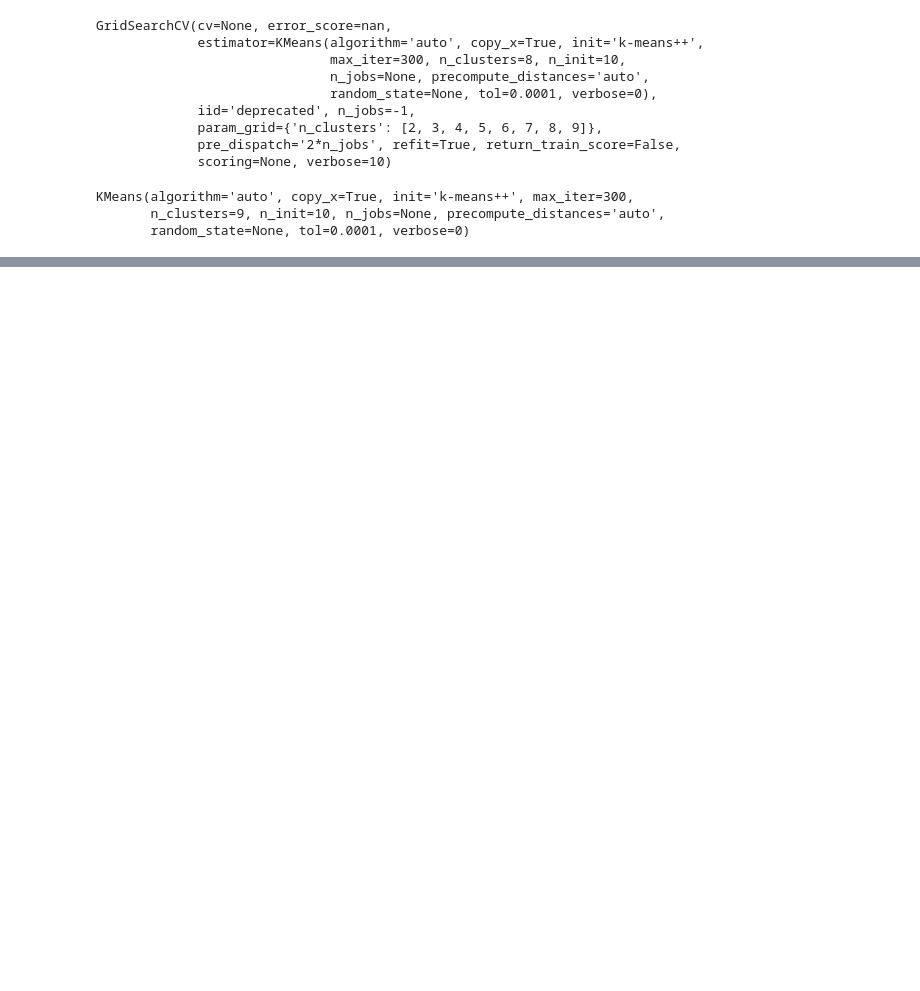
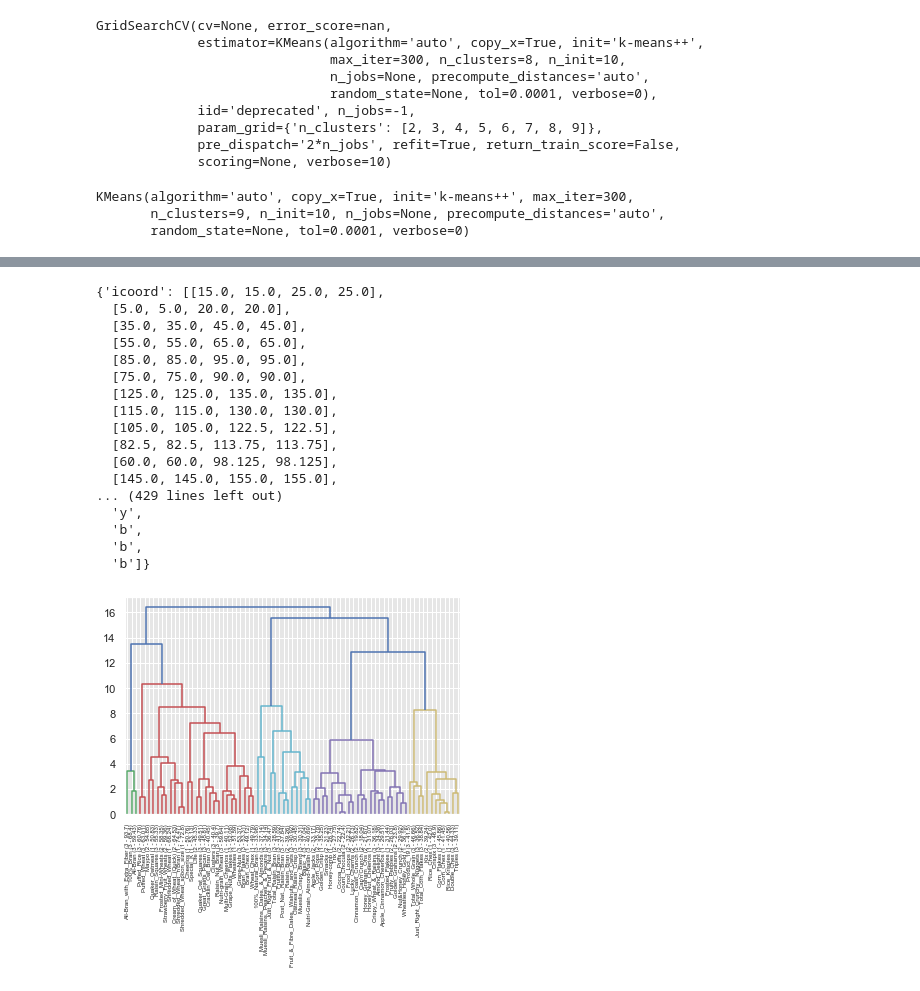
Before and after one commit to ahmadfabian/K_Means_Unsupervised, a Jupyter notebook: K_Means_Full_Markdown.ipynb, the cells around one changed output, grey strips where cells are left out. Saved outputs shown, nothing was run; the diff lists cells and outputs as text; code cells hidden in the pictures; blank space fills up the shorter version.

```diff
--- a/K_Means_Full_Markdown.ipynb
+++ b/K_Means_Full_Markdown.ipynb
@@ -261,0 +303,7 @@ for k in range(2, 21):
+# %%
+# From Scree plot and Silhouette scores, identify the best value of ‘K’. Re-build the elbow
+# plot with preferred value of k. This should be your final model.
+# Let's choose cluster size of 8 and build the model again
+best_kmeans = KMeans(n_clusters=9, random_state=1240)
+best_kmeans.fit(scaled_data)
+best_kmeans_labels = best_kmeans.predict(scaled_data)
@@ -261,0 +374,26 @@ for k in range(2, 21):
+# %%
+##  Hierarchal Clustering
+# Build the linkage matrix for the cereals data
+linkage_matrix = linkage(scaled_data, method='ward',metric='euclidean')
+# %%
+# Using the linkage matrix build the Dendrogram.
+dendrogram(linkage_matrix,labels=cereals_label.values)
+# %% [output]
+{'icoord': [[15.0, 15.0, 25.0, 25.0],
+  [5.0, 5.0, 20.0, 20.0],
+  [35.0, 35.0, 45.0, 45.0],
+  [55.0, 55.0, 65.0, 65.0],
+  [85.0, 85.0, 95.0, 95.0],
+  [75.0, 75.0, 90.0, 90.0],
+  [125.0, 125.0, 135.0, 135.0],
+  [115.0, 115.0, 130.0, 130.0],
+  [105.0, 105.0, 122.5, 122.5],
+  [82.5, 82.5, 113.75, 113.75],
+  [60.0, 60.0, 98.125, 98.125],
+  [145.0, 145.0, 155.0, 155.0],
+... (429 lines left out)
+  'y',
+  'b',
+  'b',
+  'b']}
+[figure, added]
```
Also changed, not shown: parts of 15 cells of this notebook, 1 other file.
